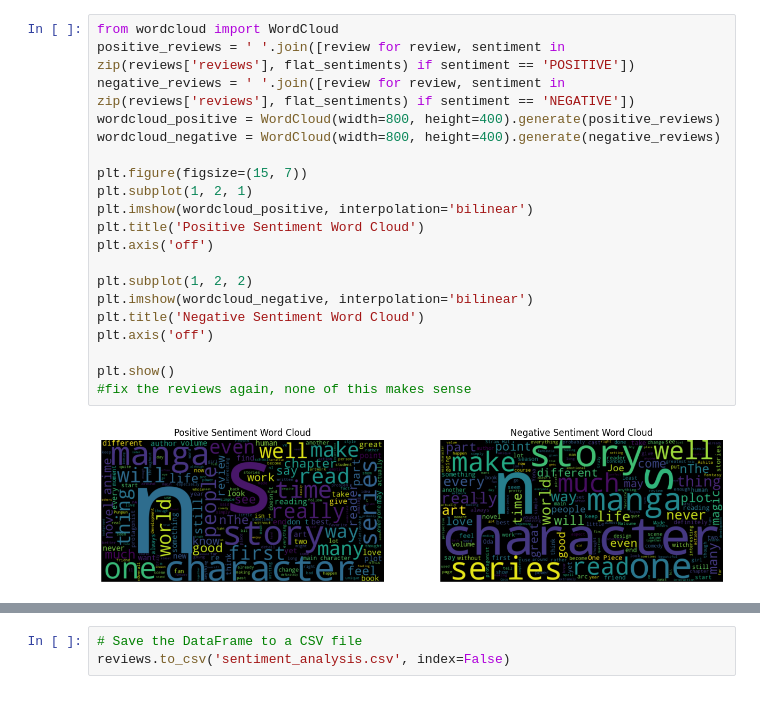
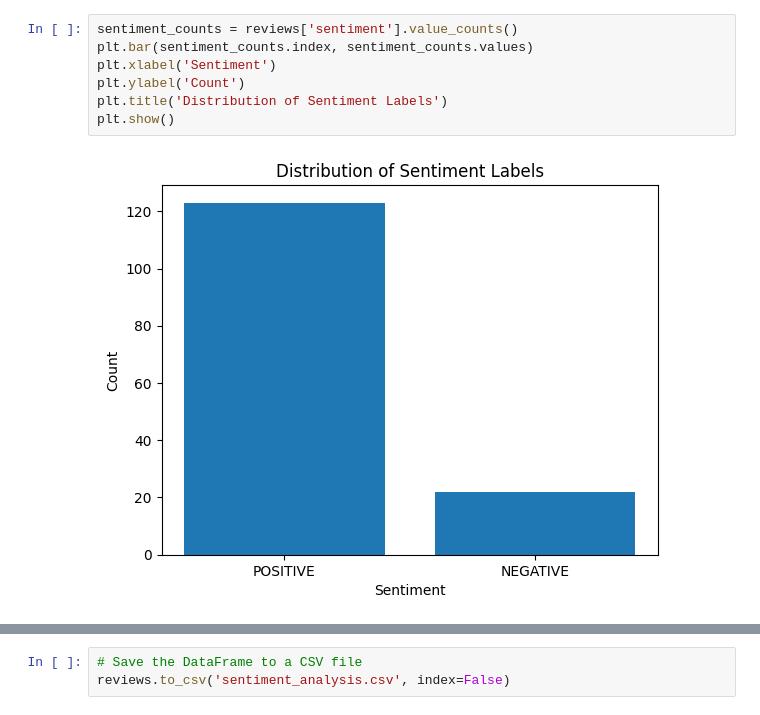
Before and after one commit to trodman201/Data-3000, a Jupyter notebook: AnimeSentimentAnalysis.ipynb, the cells around one changed output, grey strips where cells are left out. Drawn from its saved outputs; the diff is of its cells as text.

```diff
--- a/AnimeSentimentAnalysis.ipynb
+++ b/AnimeSentimentAnalysis.ipynb
@@ -95,25 +163,12 @@ plt.show()
-# %%
-from wordcloud import WordCloud
-positive_reviews = ' '.join([review for review, sentiment in zip(reviews['reviews'], flat_sentiments) if sentiment == 'POSITIVE'])
-negative_reviews = ' '.join([review for review, sentiment in zip(reviews['reviews'], flat_sentiments) if sentiment == 'NEGATIVE'])
-wordcloud_positive = WordCloud(width=800, height=400).generate(positive_reviews)
-wordcloud_negative = WordCloud(width=800, height=400).generate(negative_reviews)
-
-plt.figure(figsize=(15, 7))
-plt.subplot(1, 2, 1)
-plt.imshow(wordcloud_positive, interpolation='bilinear')
-plt.title('Positive Sentiment Word Cloud')
-plt.axis('off')
-
-plt.subplot(1, 2, 2)
-plt.imshow(wordcloud_negative, interpolation='bilinear')
-plt.title('Negative Sentiment Word Cloud')
-plt.axis('off')
-
-plt.show()
-#fix the reviews again, none of this makes sense
-# %% [output]
-[figure, removed]
+# %%
+sentiment_counts = reviews['sentiment'].value_counts()
+plt.bar(sentiment_counts.index, sentiment_counts.values)
+plt.xlabel('Sentiment')
+plt.ylabel('Count')
+plt.title('Distribution of Sentiment Labels')
+plt.show()
+# %% [output]
+[figure, added]
 # %%
 plt.pie(sentiment_counts.values, labels=sentiment_counts.index, autopct='%1.1f%%')
 plt.title('Distribution of Sentiment Labels')
```
Also changed, not shown: parts of 13 cells of this notebook.
